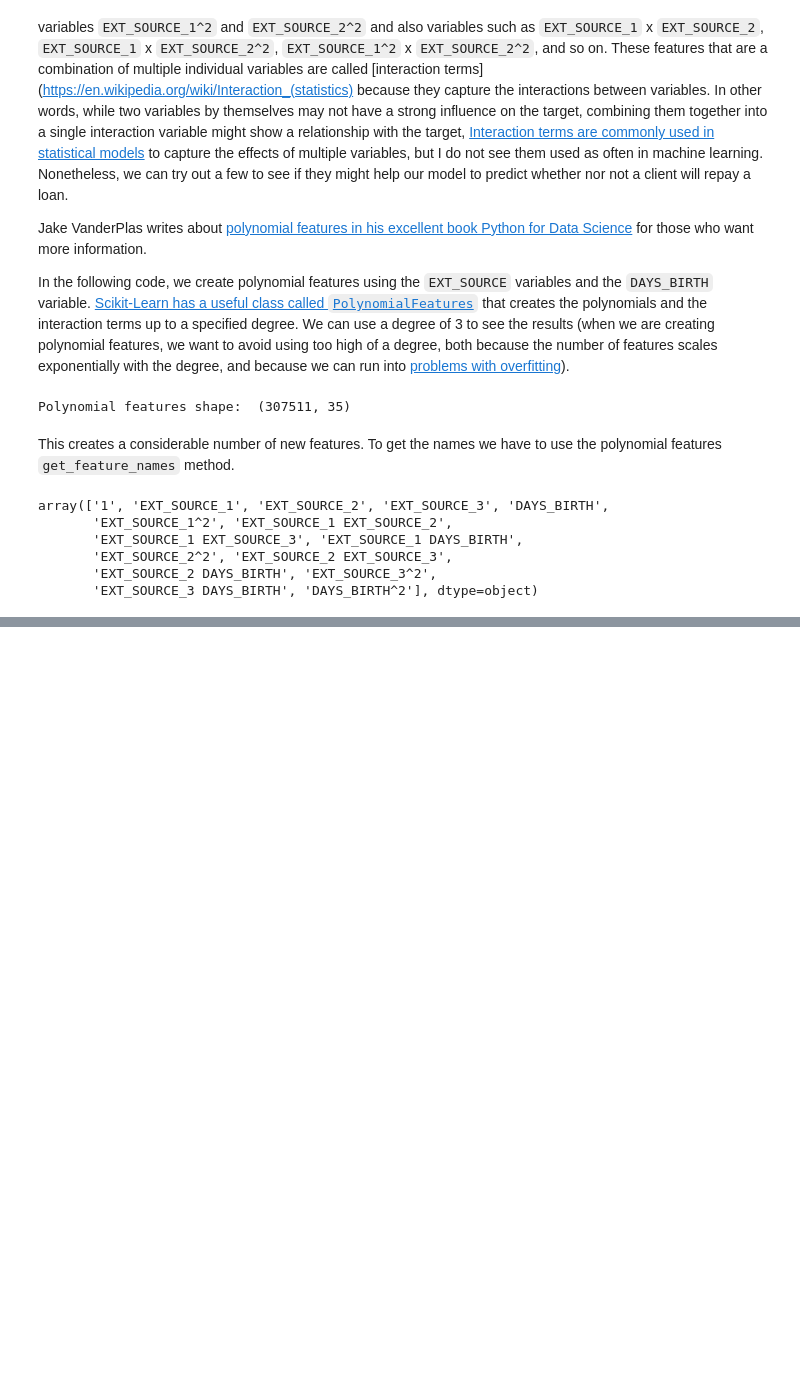
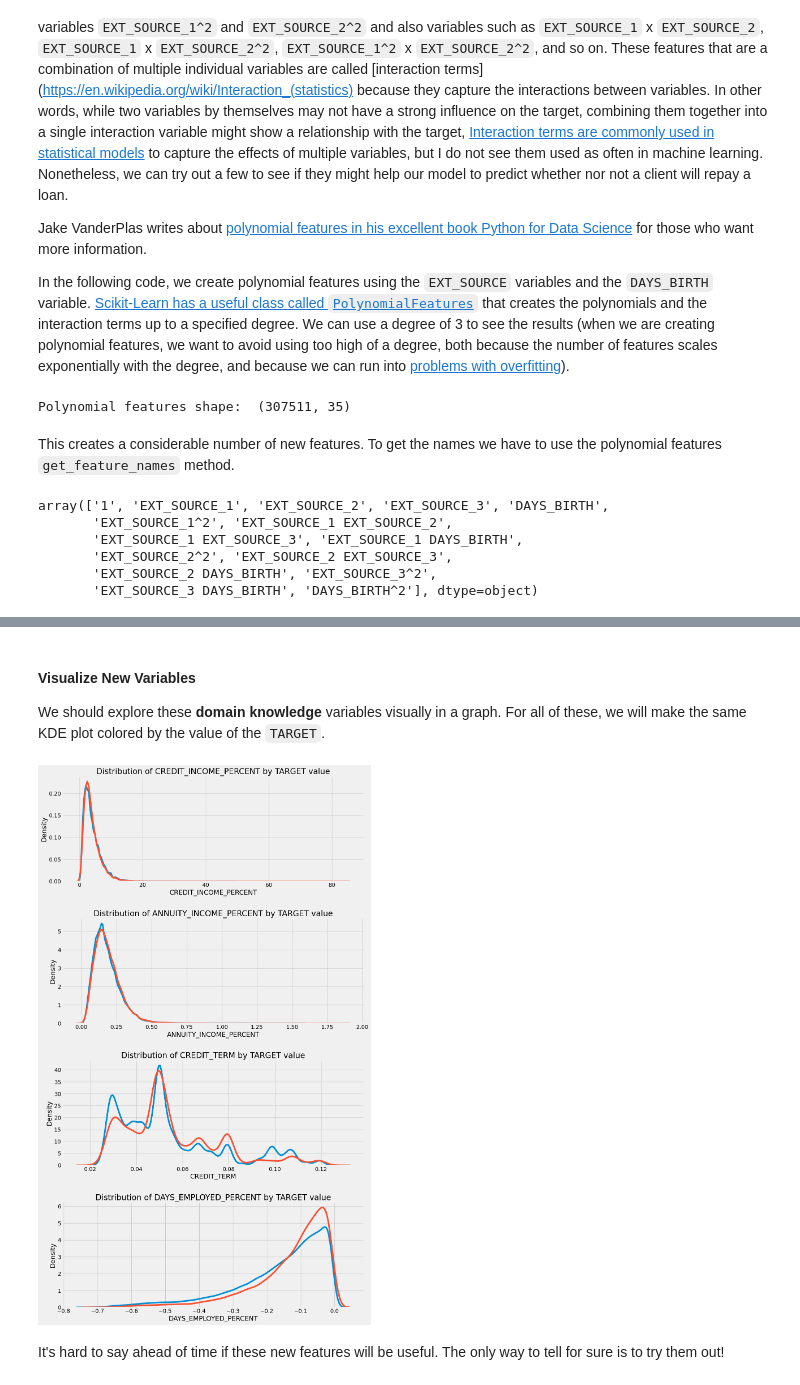
Before and after one commit to bhargav-borah/forked-practice-notebooks, a Jupyter notebook: start-here-a-gentle-introduction/home-credit-risk-1.ipynb, the cells around one changed output, grey strips where cells are left out. Saved outputs shown, nothing was run; the diff lists cells and outputs as text; code cells hidden in the pictures; blank space fills up the shorter version.

```diff
--- a/start-here-a-gentle-introduction/home-credit-risk-1.ipynb
+++ b/start-here-a-gentle-introduction/home-credit-risk-1.ipynb
@@ -635,0 +699,41 @@ array(['1', 'EXT_SOURCE_1', 'EXT_SOURCE_2', 'EXT_SOURCE_3', 'DAYS_BIRTH',
+# %%
+train_df_domain = train_df.copy()
+test_df_domain = test_df.copy()
+
+train_df_domain['CREDIT_INCOME_PERCENT'] = train_df_domain['AMT_CREDIT'] / train_df_domain['AMT_INCOME_TOTAL']
+train_df_domain['ANNUITY_INCOME_PERCENT'] = train_df_domain['AMT_ANNUITY'] / train_df_domain['AMT_INCOME_TOTAL']
+train_df_domain['CREDIT_TERM'] = train_df_domain['AMT_ANNUITY'] / train_df_domain['AMT_CREDIT']
+train_df_domain['DAYS_EMPLOYED_PERCENT'] = train_df_domain['DAYS_EMPLOYED'] / train_df_domain['DAYS_BIRTH']
+
+test_df_domain['CREDIT_INCOME_PERCENT'] = test_df_domain['AMT_CREDIT'] / test_df_domain['AMT_INCOME_TOTAL']
+test_df_domain['ANNUITY_INCOME_PERCENT'] = test_df_domain['AMT_ANNUITY'] / test_df_domain['AMT_INCOME_TOTAL']
+test_df_domain['CREDIT_TERM'] = test_df_domain['AMT_ANNUITY'] / test_df_domain['AMT_CREDIT']
+test_df_domain['DAYS_EMPLOYED_PERCENT'] = test_df_domain['DAYS_EMPLOYED'] / test_df_domain['DAYS_BIRTH']
+# %% [markdown]
+#### Visualize New Variables
+
+We should explore these __domain knowledge__ variables visually in a graph. For all of these, we will make the same KDE plot colored by the value of the `TARGET`.
+# %%
+plt.figure(figsize=(12, 20))
+
+# Iterate through the new features
+for i, feature in enumerate(['CREDIT_INCOME_PERCENT', 'ANNUITY_INCOME_PERCENT', 'CREDIT_TERM', 'DAYS_EMPLOYED_PERCENT']):
+    # Create a new subplot for each source
+    plt.subplot(4, 1, i + 1)
+    # Plot repaid loans
+    sns.kdeplot(train_df_domain.loc[train_df_domain['TARGET'] == 0, feature],
+                label='TARGET == 0')
+    # Plot unpaid loans
+    sns.kdeplot(train_df_domain.loc[train_df_domain['TARGET'] == 1, feature],
+                label='TARGET == 1')
+
+    # Label the plots
+    plt.title(f'Distribution of {feature} by TARGET value')
+    plt.xlabel(feature)
+    plt.ylabel('Density')
+
+plt.tight_layout(h_pad=2.5)
+# %% [output]
+[figure, added]
+# %% [markdown]
+It's hard to say ahead of time if these new features will be useful. The only way to tell for sure is to try them out!
```
Also changed, not shown: parts of 5 cells of this notebook.
